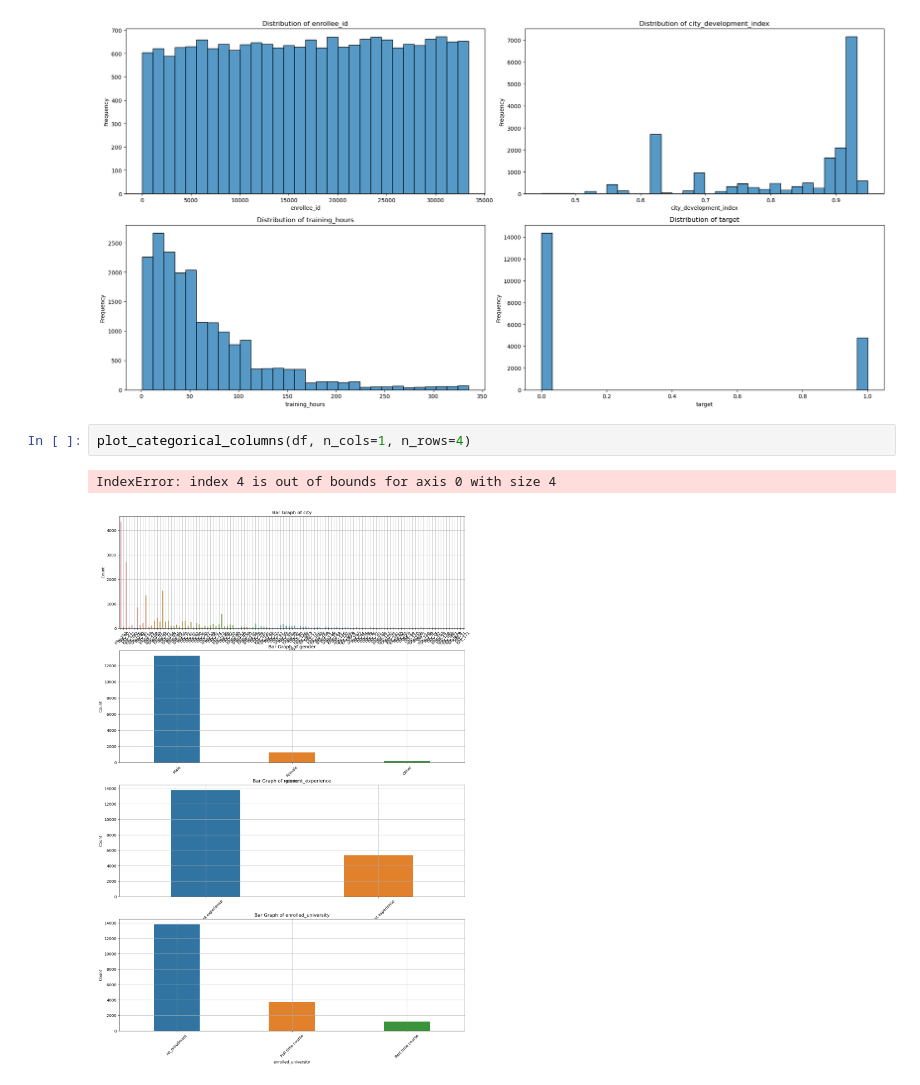
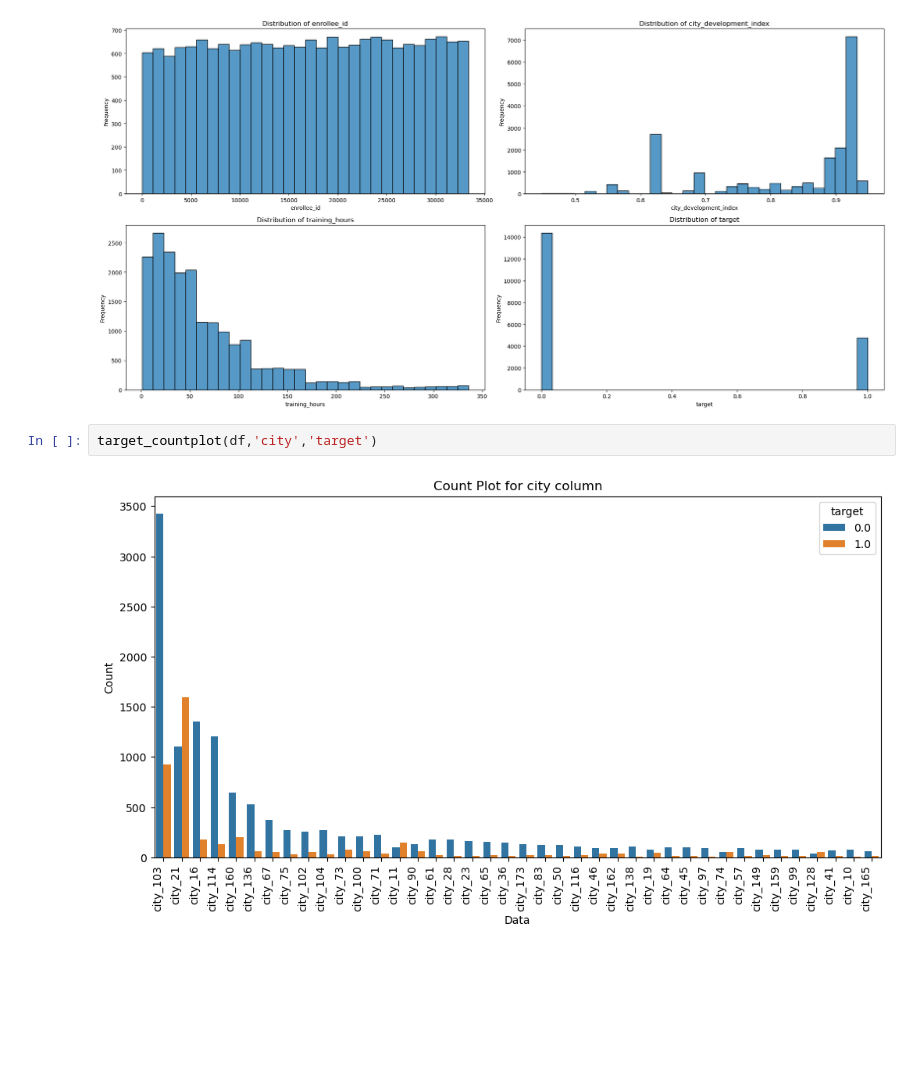
Before and after one commit to grumpycatyo-collab/ubiquitous-test, a Jupyter notebook: main.ipynb, the cells around one changed output. Cells and saved outputs as stored; diff of their text form; blank space fills up the shorter version.

```diff
--- a/main.ipynb
+++ b/main.ipynb
@@ -77,7 +78,6 @@ plot_numerical_columns_distribution(df, 2, 2)
 # %% [output]
 [figure]
 # %%
-plot_categorical_columns(df, n_cols=1, n_rows=4)
+target_countplot(df,'city','target')
 # %% [output]
-IndexError: index 4 is out of bounds for axis 0 with size 4
-[figure, old version]
+[figure, new version]
```
Also changed, not shown: parts of 13 cells of this notebook, 1 other file.
